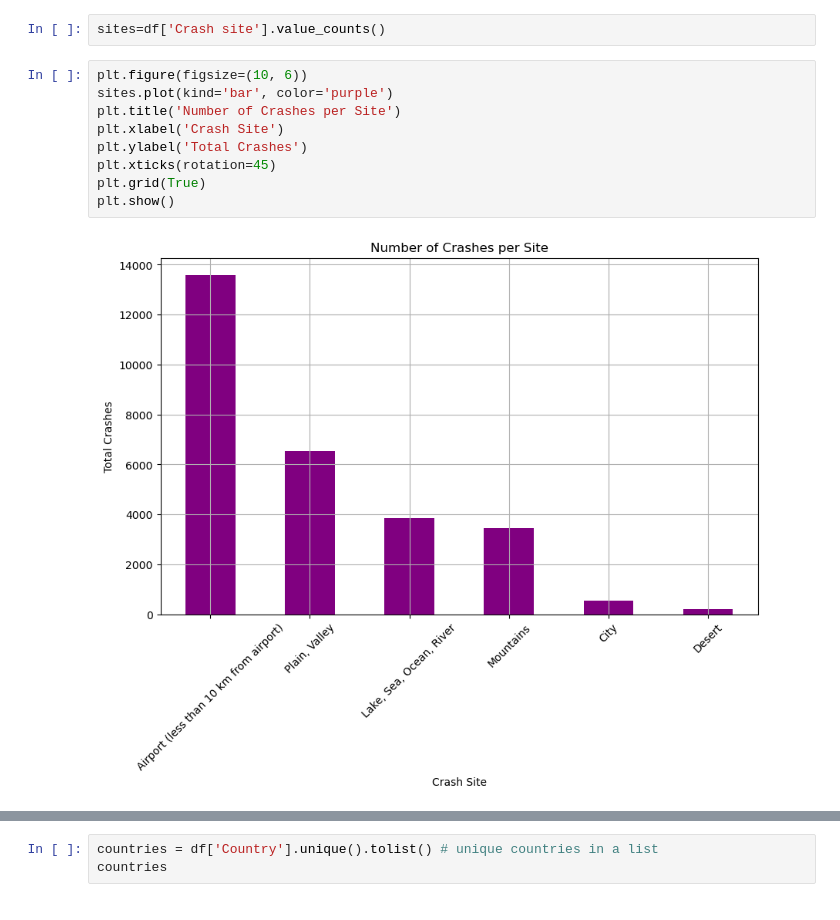
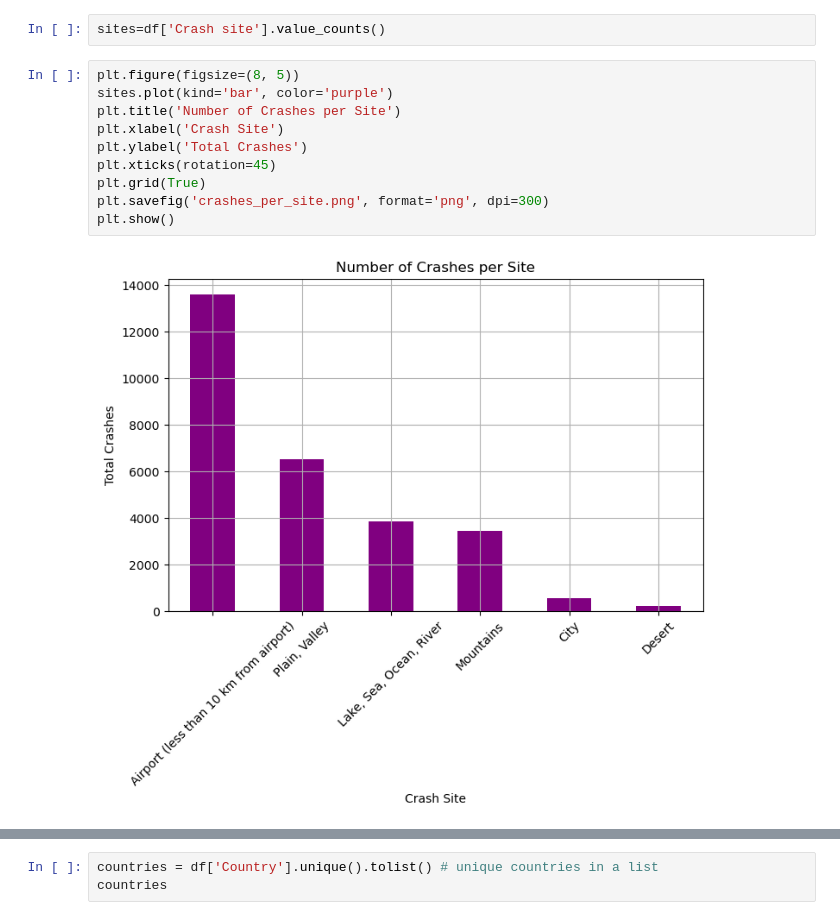
Before and after one commit to JaredSilva3/project1, a Jupyter notebook: plane_crash.ipynb, the cells around one changed output, grey strips where cells are left out. Saved outputs shown, nothing was run; the diff lists cells and outputs as text.

Commit message:
stats tests and few more charts

```diff
--- a/plane_crash.ipynb
+++ b/plane_crash.ipynb
@@ -186,13 +217,14 @@ plt.show()
 # %%
 sites=df['Crash site'].value_counts()
 # %%
-plt.figure(figsize=(10, 6))
+plt.figure(figsize=(8, 5))
 sites.plot(kind='bar', color='purple')
 plt.title('Number of Crashes per Site')
 plt.xlabel('Crash Site')
 plt.ylabel('Total Crashes')
 plt.xticks(rotation=45)
 plt.grid(True)
+plt.savefig('crashes_per_site.png', format='png', dpi=300)
 plt.show()
 # %% [output]
-[figure, old version]
+[figure, new version]
```
Also changed, not shown: parts of 17 cells of this notebook.
